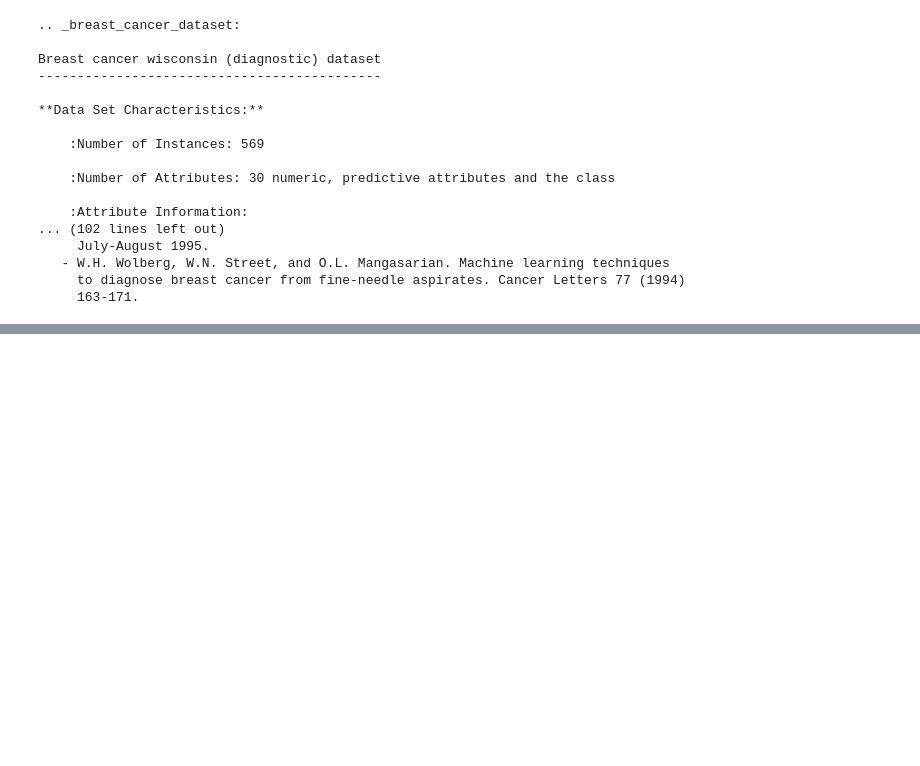
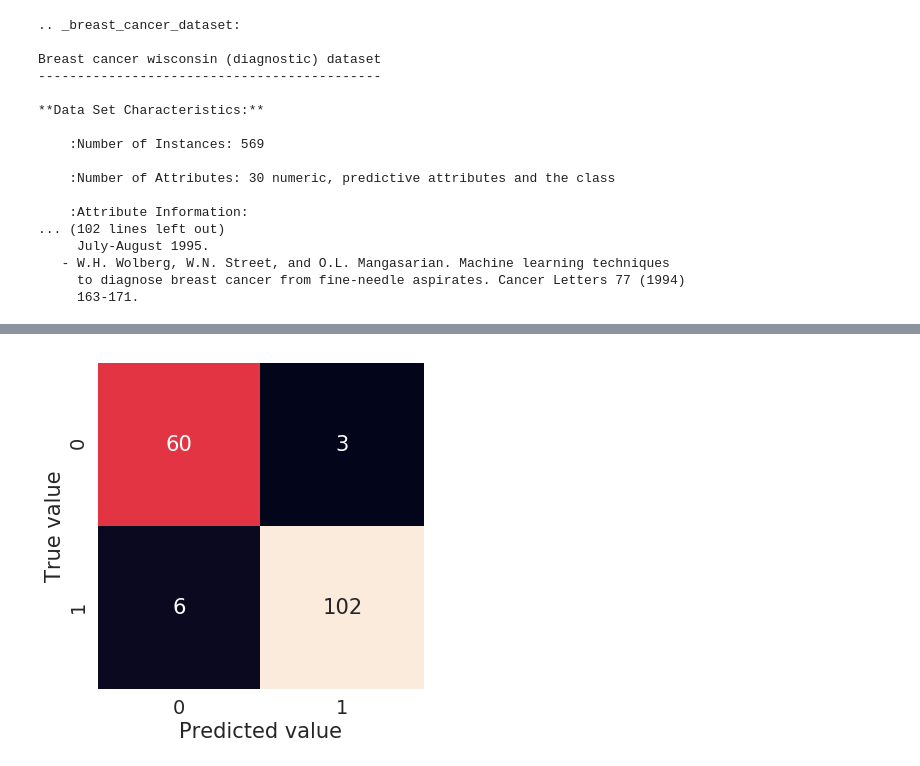
Before and after one commit to marskar/ds101, a Jupyter notebook: index.ipynb, the cells around one changed output, grey strips where cells are left out. Saved outputs shown, nothing was run; the diff lists cells and outputs as text; code cells hidden in the pictures; blank space fills up the shorter version.

```diff
--- a/index.ipynb
+++ b/index.ipynb
@@ -116,3 +140,6 @@ dtree.fit(X_train, y_train)
+# %%
+# use the model to make predictions with the test data
+y_pred = dtree.predict(X_test)
 # %%
 dot_data = tree.export_graphviz(dtree, out_file=None, filled=False, rounded=True,
                                 feature_names=bc.feature_names,
@@ -124,3 +163,15 @@ graph.write_png('tree.png')
+# %%
+from sklearn.metrics import confusion_matrix
+
+mat = confusion_matrix(y_test, y_pred)
+
+sns.heatmap(mat, square=True, annot=True, cbar=False, fmt='g')
+sns.set(font_scale=1.75)
+plt.xlabel('Predicted value')
+plt.ylabel('True value')
+plt.savefig('images/confusion_matrix.png', dpi=600)
+# %% [output]
+[figure, added]
 # %%
 import numpy as np
 from sklearn.preprocessing import PolynomialFeatures
```
Also changed, not shown: parts of 15 cells of this notebook, 7 other files.
